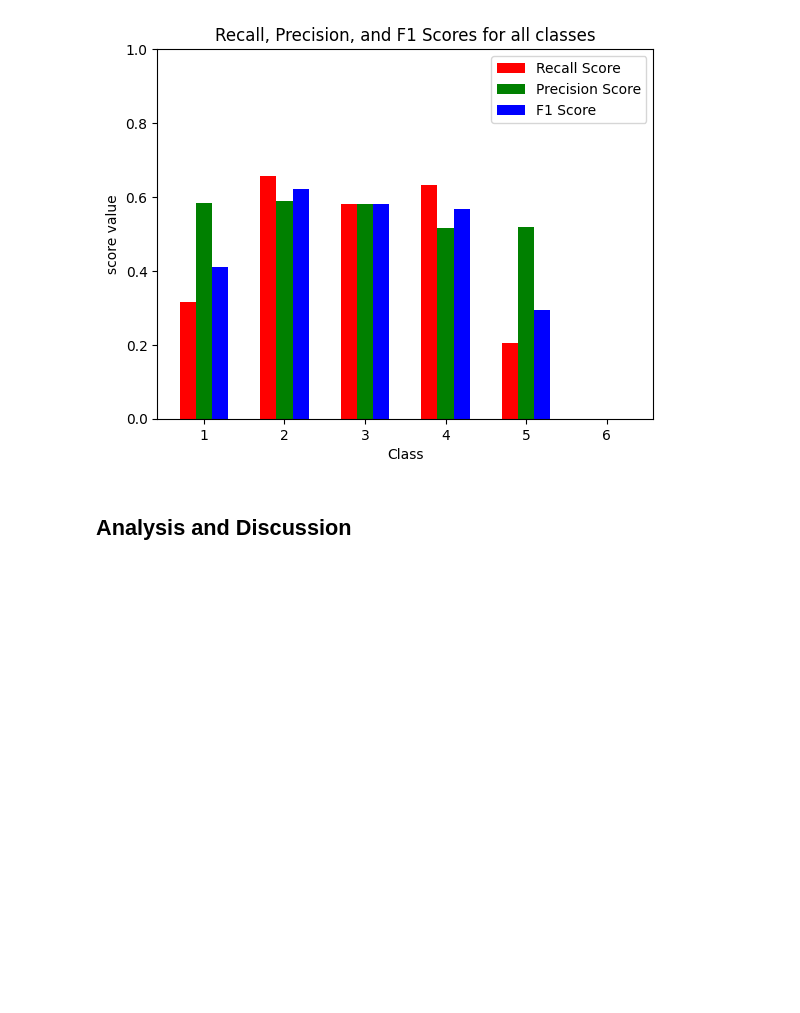
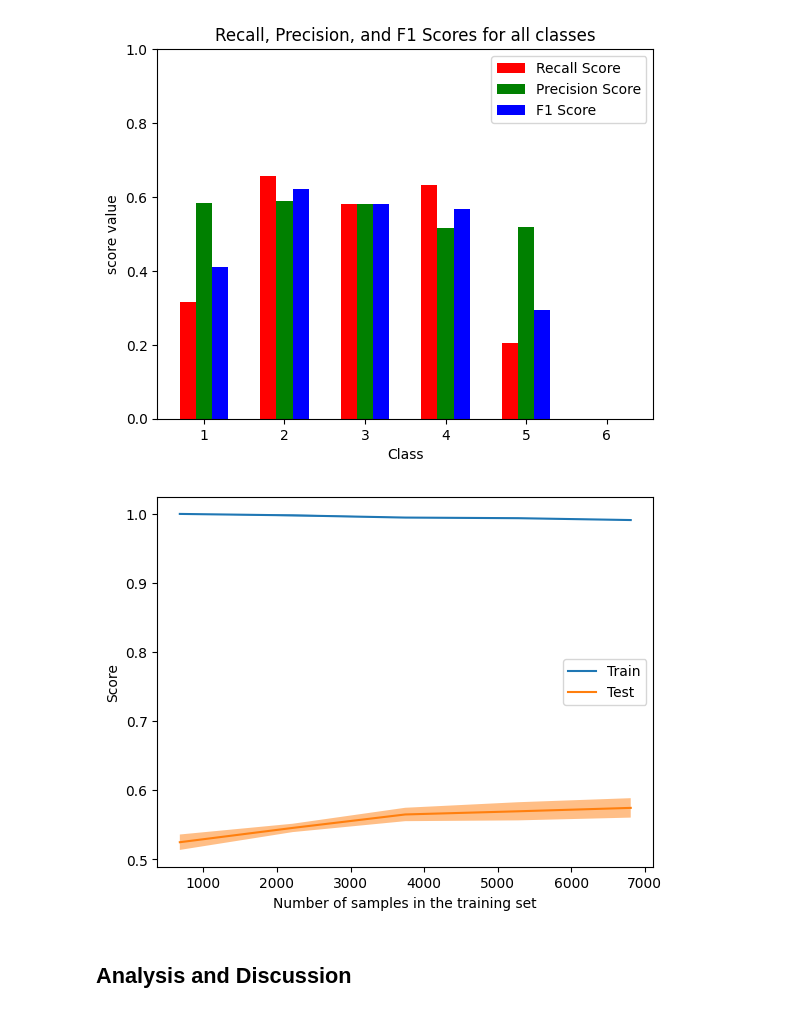
Before and after one commit to scottjaymsu/NLP-Autograder, a Jupyter notebook: svm_model.ipynb, the cells around one changed output. Drawn from its saved outputs; the diff is of its cells as text; code cells hidden in the pictures; blank space fills up the shorter version.

Commit message:
added learning curve to results section

```diff
--- a/svm_model.ipynb
+++ b/svm_model.ipynb
@@ -242,6 +242,15 @@ plt.ylim((0,1))
 plt.show()
 # %% [output]
 [figure]
+# %%
+#plotting the learning curve
+from sklearn.model_selection import LearningCurveDisplay
+
+svc = SVC(C=5, kernel="rbf")
+LearningCurveDisplay.from_estimator(svc, vectorizer.transform(X.values.astype('U')), y)
+plt.show()
+# %% [output]
+[figure, added]
 # %% [markdown]
 ## Analysis and Discussion
 # %%
```
Also changed, not shown: parts of 1 cell of this notebook.
